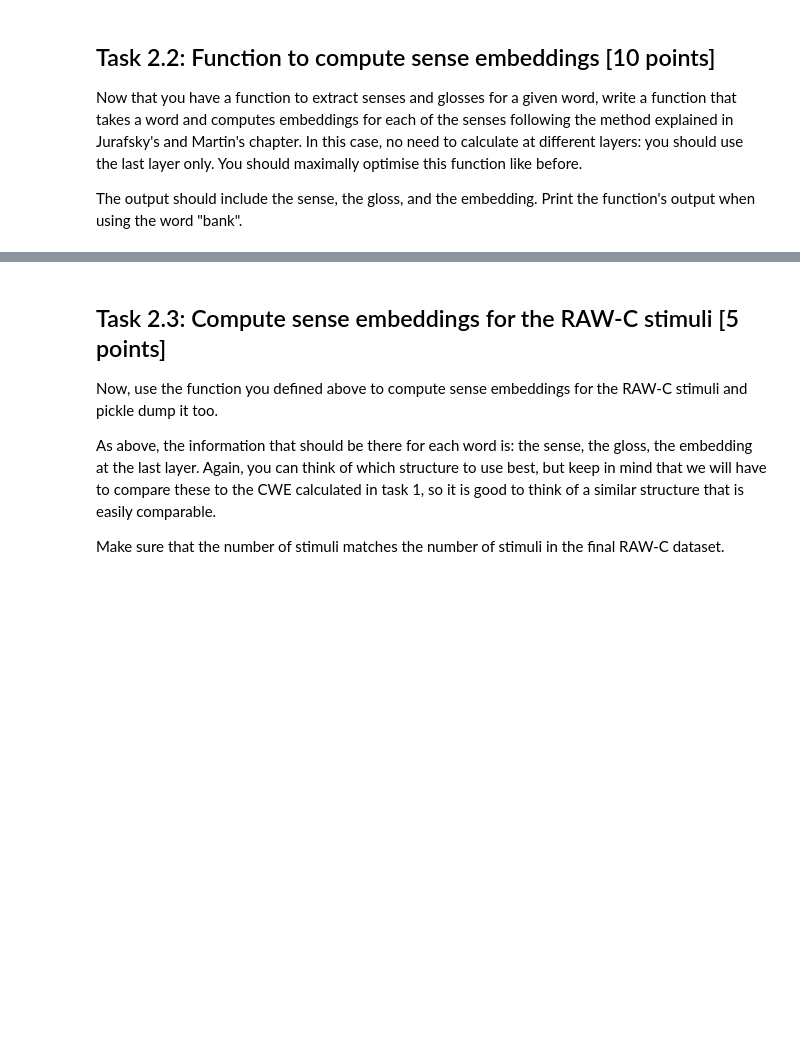
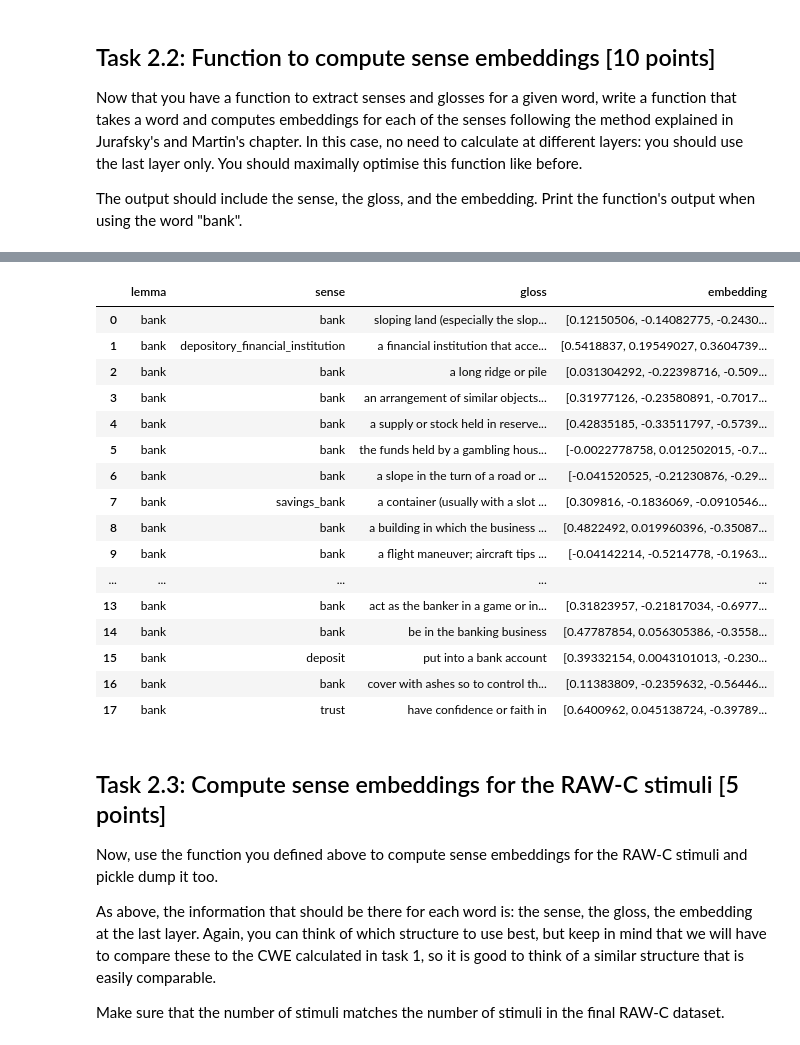
Before and after one commit to kazgar/comp_ling_assignment, a Jupyter notebook: compling26_assignment.ipynb, the cells around one changed output, grey strips where cells are left out. Drawn from its saved outputs; the diff is of its cells as text; code cells hidden in the pictures; blank space fills up the shorter version.

```diff
--- a/compling26_assignment.ipynb
+++ b/compling26_assignment.ipynb
@@ -355,4 +331,0 @@ def get_senses_and_glosses(word):
-# %%
-bat_senses = get_senses_and_glosses("bat")
-for sense, gloss in bat_senses.items():
-    print(f"{sense}: {gloss}")
@@ -369,0 +364,7 @@ cream.v.02: beat thoroughly and conclusively in a competition or fight
+# %%
+# Retrieve bat synsets
+bat_synsets = get_senses_and_glosses("bat")
+
+# Print bat output
+for synset, gloss in zip(bat_synsets["synset"], bat_synsets["gloss"]):
+    print(f"{synset}: {gloss}")
@@ -373,27 +385,3 @@ cream.v.02: beat thoroughly and conclusively in a competition or fight
 Now that you have a function to extract senses and glosses for a given word, write a function that takes a word and computes embeddings for each of the senses following the method explained in Jurafsky's and Martin's chapter. In this case, no need to calculate at different layers: you should use the last layer only. You should maximally optimise this function like before.
 
 The output should include the sense, the gloss, and the embedding. Print the function's output when using the word "bank".
-# %%
-def retrieve_sense_embeddings(
-    lemma_list: str | list[str],
-    get_sense_and_glosses_func,
-    LAST_LAYER_IDX: int = 12
-) -> pd.DataFrame:
-    sense_embeddings = {"lemma": [], "sense": [], "gloss": [], "embedding": []}
-
-    if isinstance(lemma_list, str):
-        lemma_list = [lemma_list]
-
-    for lemma in lemma_list:
-        for sense, gloss in get_sense_and_glosses_func(lemma).items():
-            trimmed_sense = sense.split(".")[0]
-            contextualized_gloss = f"{trimmed_sense}: {gloss}"
-            emb = model.embed(words=[trimmed_sense], target_texts=[contextualized_gloss], layers_id=[LAST_LAYER_IDX], show_progress=False)
-            sense_embeddings["lemma"].append(lemma)
-            sense_embeddings["sense"].append(trimmed_sense)
-            sense_embeddings["gloss"].append(gloss)
-            sense_embeddings["embedding"].append(emb[LAST_LAYER_IDX])
-
-    sense_embeddings_df = pd.DataFrame.from_dict(sense_embeddings)
-
-    return sense_embeddings_df
@@ -425,3 +432,27 @@ output_bank
+# %%
+# Run the sense embeddding function on the word "bank"
+bank_sense_embeddings = retrieve_sense_embeddings("bank")
+
+# Visualize the output
+pd.DataFrame().from_dict(bank_sense_embeddings)
+# %% [output]
+|  | lemma | sense | gloss | embedding |
+| 0 | bank | bank | sloping land (especially the slop... | [0.12150506, -0.14082775, -0.2430... |
+| 1 | bank | depository_financial_institution | a financial institution that acce... | [0.5418837, 0.19549027, 0.3604739... |
+| 2 | bank | bank | a long ridge or pile | [0.031304292, -0.22398716, -0.509... |
+| 3 | bank | bank | an arrangement of similar objects... | [0.31977126, -0.23580891, -0.7017... |
+| 4 | bank | bank | a supply or stock held in reserve... | [0.42835185, -0.33511797, -0.5739... |
+| 5 | bank | bank | the funds held by a gambling hous... | [-0.0022778758, 0.012502015, -0.7... |
+| 6 | bank | bank | a slope in the turn of a road or ... | [-0.041520525, -0.21230876, -0.29... |
+| 7 | bank | savings_bank | a container (usually with a slot ... | [0.309816, -0.1836069, -0.0910546... |
+| 8 | bank | bank | a building in which the business ... | [0.4822492, 0.019960396, -0.35087... |
+| 9 | bank | bank | a flight maneuver; aircraft tips ... | [-0.04142214, -0.5214778, -0.1963... |
+| ... | ... | ... | ... | ... |
+| 13 | bank | bank | act as the banker in a game or in... | [0.31823957, -0.21817034, -0.6977... |
+| 14 | bank | bank | be in the banking business | [0.47787854, 0.056305386, -0.3558... |
+| 15 | bank | deposit | put into a bank account | [0.39332154, 0.0043101013, -0.230... |
+| 16 | bank | bank | cover with ashes so to control th... | [0.11383809, -0.2359632, -0.56446... |
+| 17 | bank | trust | have confidence or faith in | [0.6400962, 0.045138724, -0.39789... |
 # %% [markdown]
 ## Task 2.3: Compute sense embeddings for the RAW-C stimuli [5 points]
 
```
Also changed, not shown: parts of 12 cells of this notebook, 1 other file.
